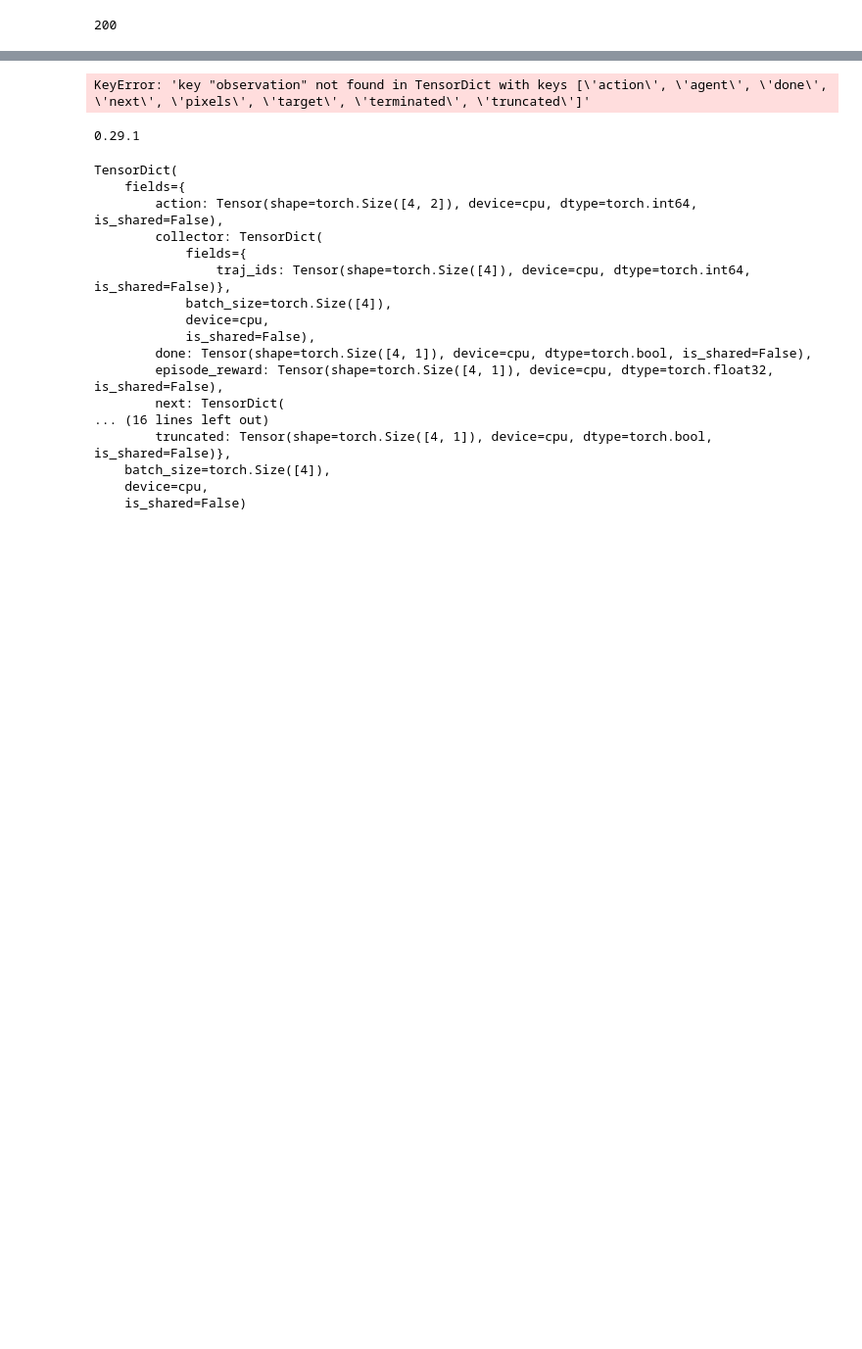
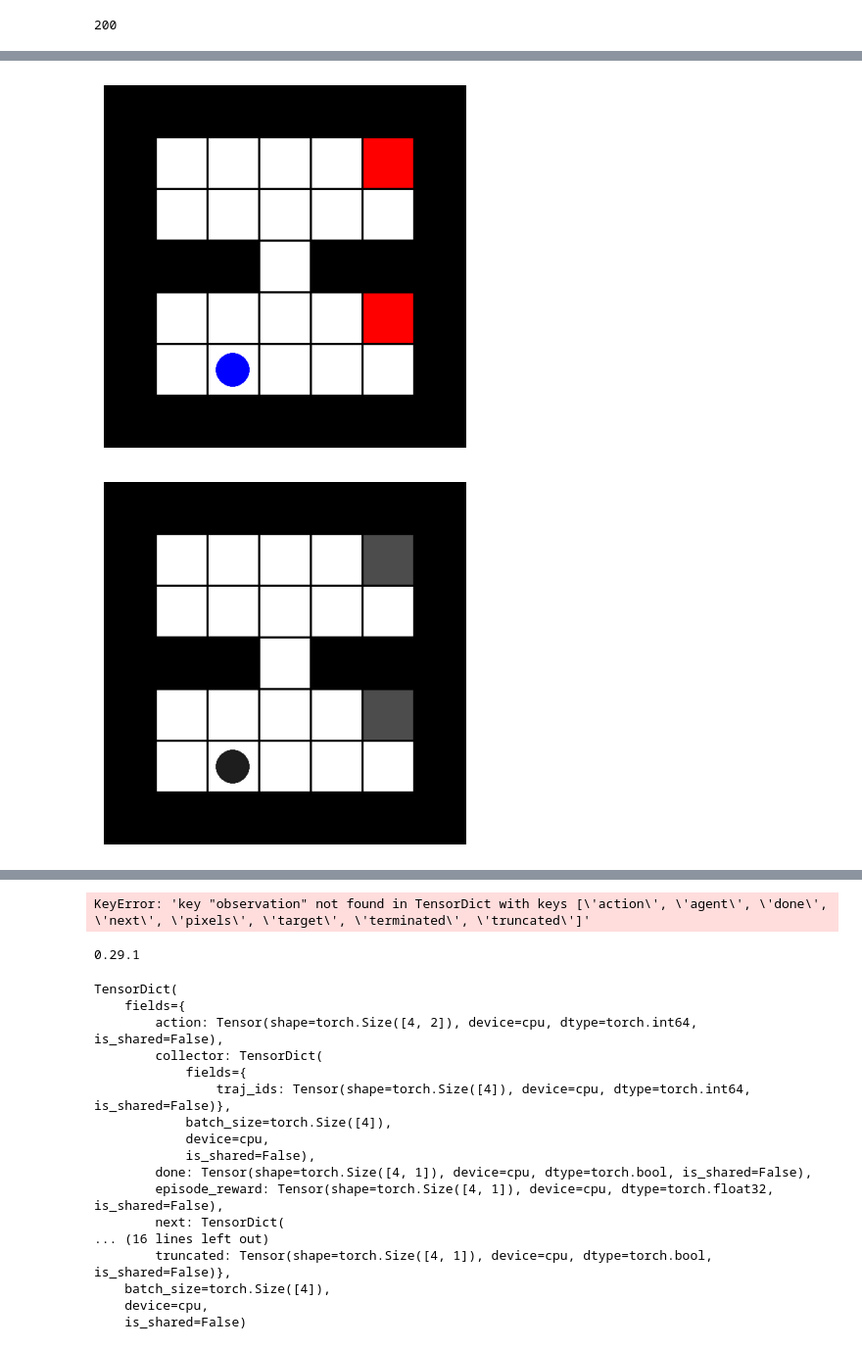
Before and after one commit to ZosoV/final_project, a Jupyter notebook: sandbox_notebook.ipynb, the cells around one changed output, grey strips where cells are left out. Shown at 98% size. Cells and saved outputs as stored; diff of their text form; code cells hidden in the pictures; blank space fills up the shorter version.

```diff
--- a/sandbox_notebook.ipynb
+++ b/sandbox_notebook.ipynb
@@ -921,3 +1061,31 @@ plt.show()
+# %%
+plt.imshow(data['next','pixels'][-1].numpy())
+plt.axis('off')
+plt.show()
+
+# convert a numpy to a gray scale image
+# with PIL
+from PIL import Image
+import numpy
+
+# Create a numpy array
+
+# Create a numpy array
+numpy_array = data['next','pixels'][-1].numpy()
+
+# Create a PIL Image from the numpy array
+image = Image.fromarray(numpy_array)
+
+# Convert the PIL image to a gray scale image
+gray_image = image.convert('L')
+
+# Display the gray scale image
+plt.imshow(gray_image, cmap='gray')
+plt.axis('off')
+plt.show()
+# %% [output]
+[figure, added]
+[figure, added]
 # %%
 data
 # %% [output]
```
Also changed, not shown: parts of 9 cells of this notebook.
